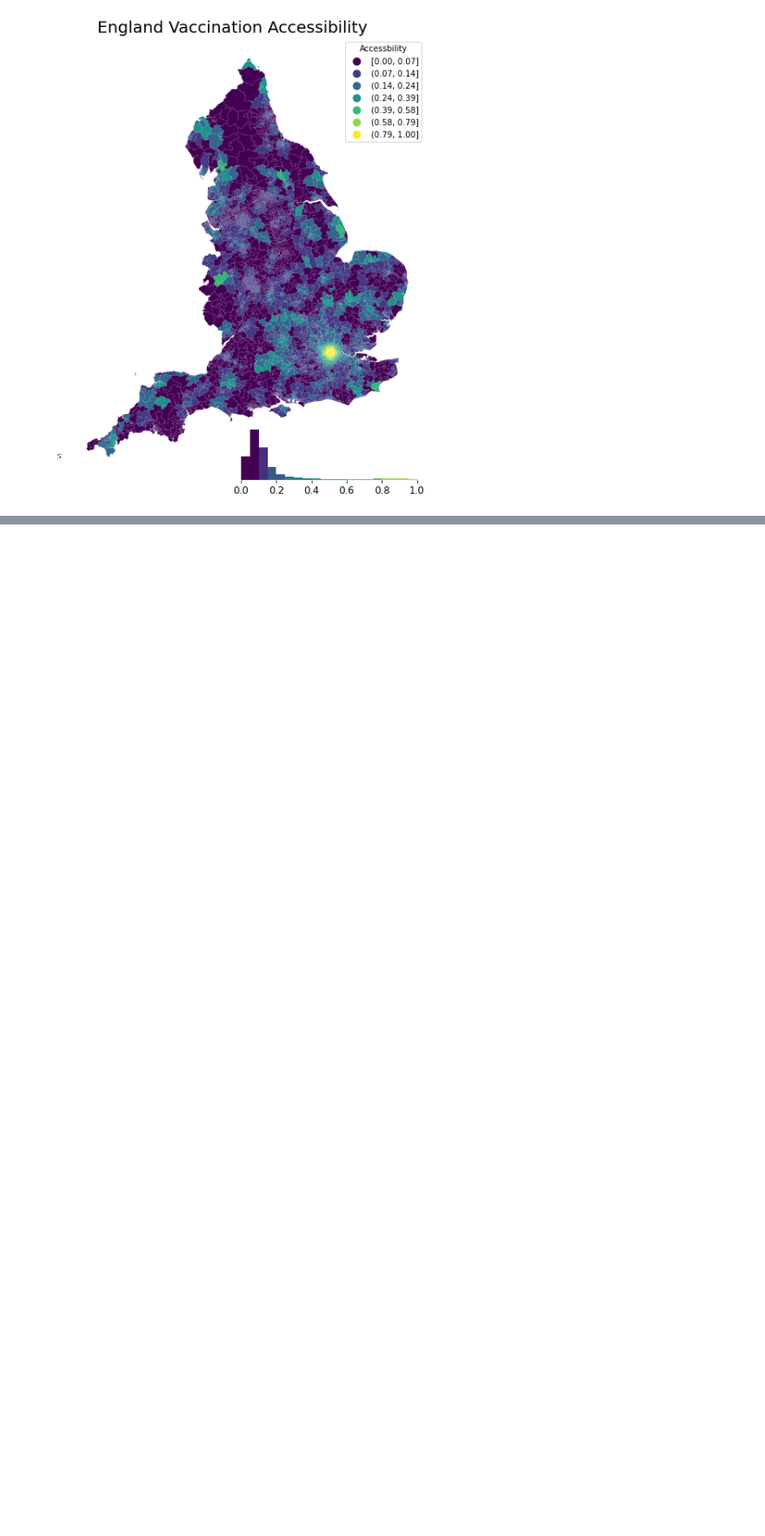
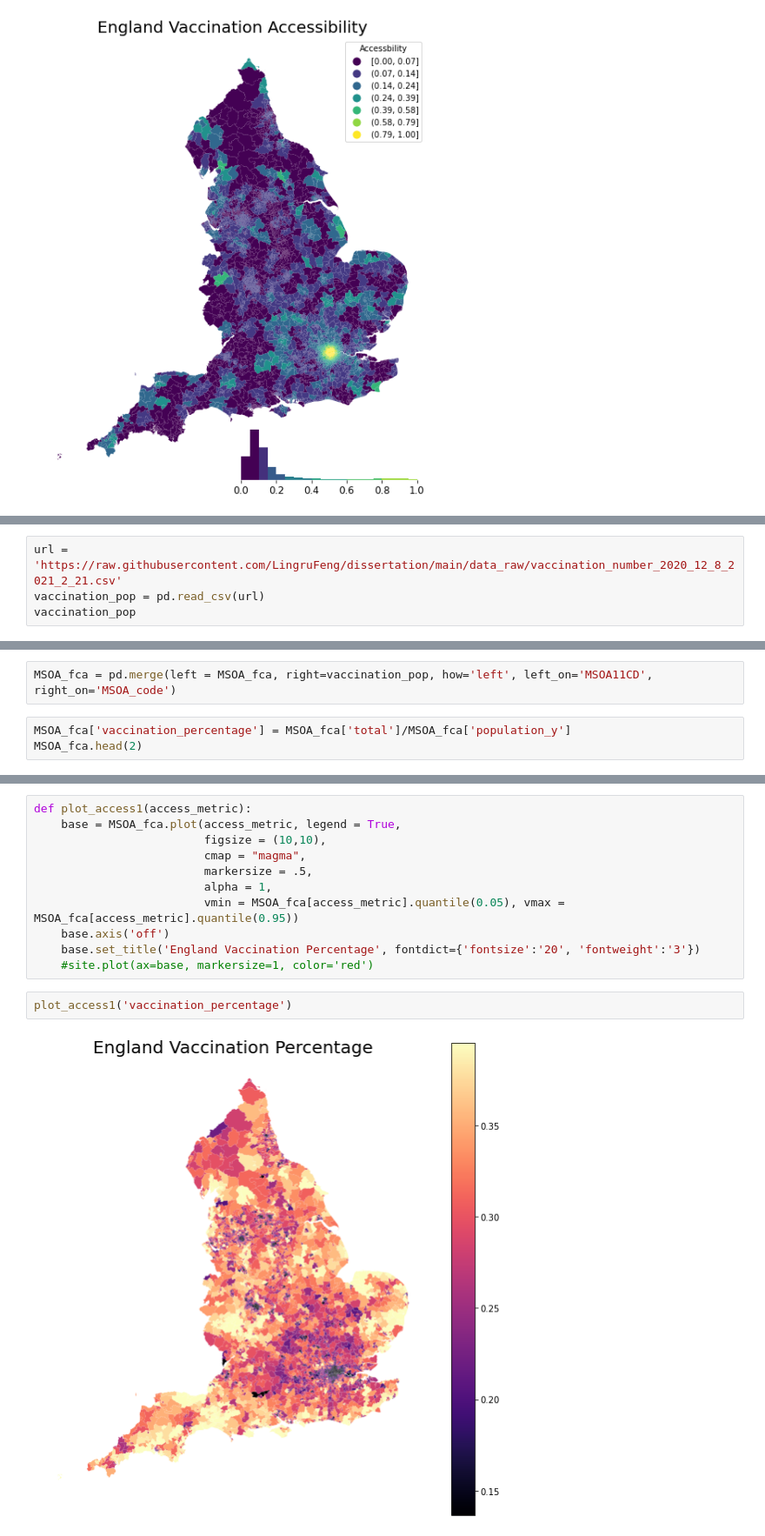
Before and after one commit to LingruFeng/dissertation, a Jupyter notebook: data_github/MSOA_test.ipynb, the cells around one changed output, grey strips where cells are left out. Shown at 87% size. Saved outputs shown, nothing was run; the diff lists cells and outputs as text; blank space fills up the shorter version.

```diff
--- a/data_github/MSOA_test.ipynb
+++ b/data_github/MSOA_test.ipynb
@@ -248,0 +251,4 @@ combo('2sfca_supply_value_normalized')
+# %%
+url = 'https://raw.githubusercontent.com/LingruFeng/dissertation/main/data_raw/vaccination_number_2020_12_8_2021_2_21.csv'
+vaccination_pop = pd.read_csv(url)
+vaccination_pop
@@ -248,0 +269,5 @@ combo('2sfca_supply_value_normalized')
+# %%
+MSOA_fca = pd.merge(left = MSOA_fca, right=vaccination_pop, how='left', left_on='MSOA11CD', right_on='MSOA_code')
+# %%
+MSOA_fca['vaccination_percentage'] = MSOA_fca['total']/MSOA_fca['population_y']
+MSOA_fca.head(2)
@@ -248,0 +278,15 @@ combo('2sfca_supply_value_normalized')
+# %%
+def plot_access1(access_metric):
+    base = MSOA_fca.plot(access_metric, legend = True,
+                         figsize = (10,10),
+                         cmap = "magma",
+                         markersize = .5,
+                         alpha = 1,
+                         vmin = MSOA_fca[access_metric].quantile(0.05), vmax = MSOA_fca[access_metric].quantile(0.95))
+    base.axis('off')
+    base.set_title('England Vaccination Percentage', fontdict={'fontsize':'20', 'fontweight':'3'})
+    #site.plot(ax=base, markersize=1, color='red')
+# %%
+plot_access1('vaccination_percentage')
+# %% [output]
+[figure, added]
```
Also changed, not shown: parts of 5 cells of this notebook.
